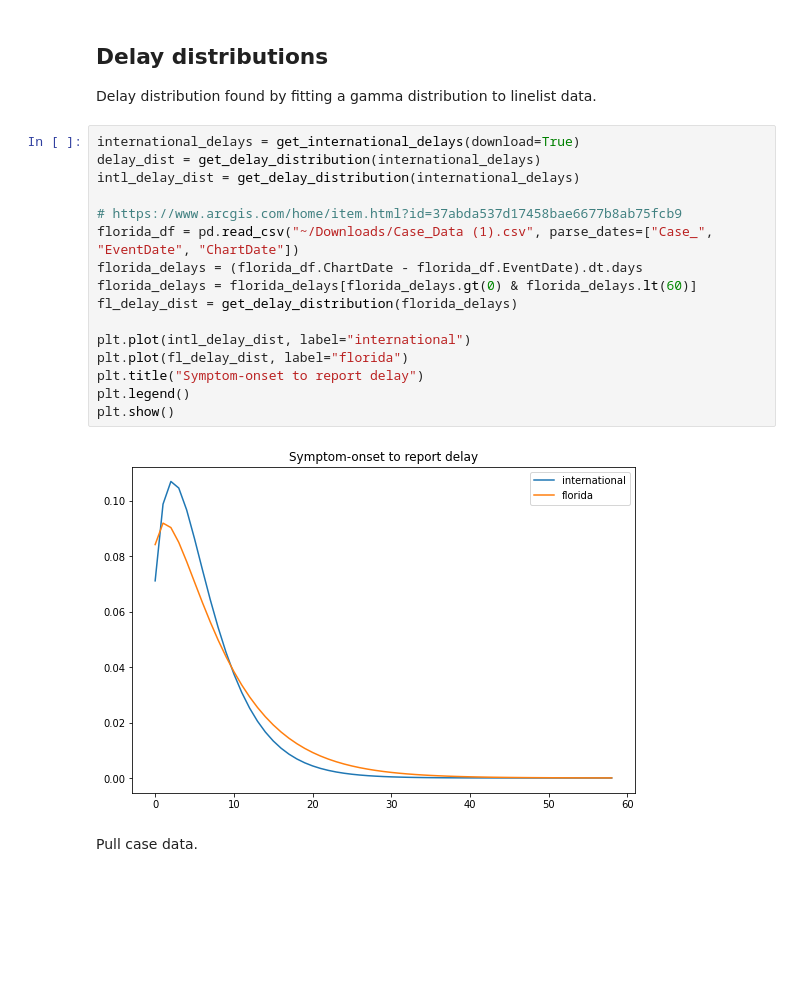
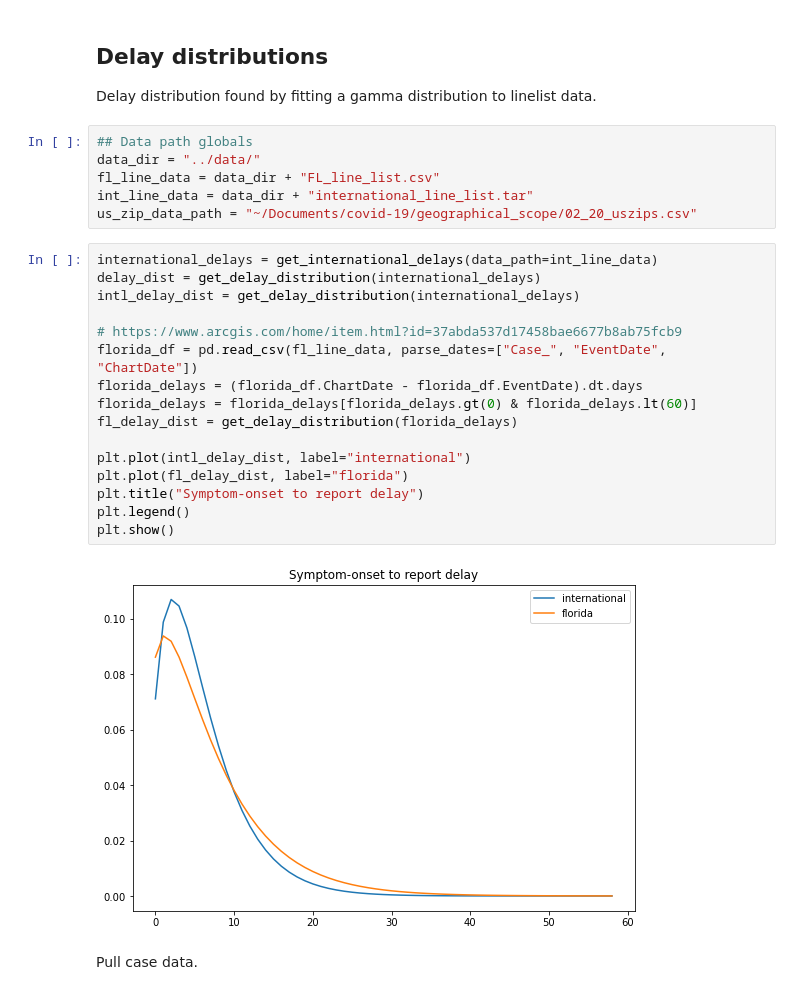
Before and after one commit to sarah-colq/covidcast-nowcast, a Jupyter notebook: case_deconv/notebooks/deconv.ipynb, the cells around one changed output. Cells and saved outputs as stored; diff of their text form; blank space fills up the shorter version.

Commit message:
restructure and small modifications of deconv and line list notebooks

```diff
--- a/cases/deconv/notebooks/deconv.ipynb
+++ b/case_deconv/notebooks/deconv.ipynb
@@ -30,24 +31,30 @@ from weekday import Weekday, dow_adjust_cases
 ## Delay distributions
 
 Delay distribution found by fitting a gamma distribution to linelist data.
+# %%
+## Data path globals
+data_dir = "../data/"
+fl_line_data = data_dir + "FL_line_list.csv"
+int_line_data = data_dir + "international_line_list.tar"
+us_zip_data_path = "~/Documents/covid-19/geographical_scope/02_20_uszips.csv"
 # %%
-international_delays = get_international_delays(download=True)
+international_delays = get_international_delays(data_path=int_line_data)
 delay_dist = get_delay_distribution(international_delays)
 intl_delay_dist = get_delay_distribution(international_delays)
 
 # https://www.arcgis.com/home/item.html?id=37abda537d17458bae6677b8ab75fcb9
-florida_df = pd.read_csv("~/Downloads/Case_Data (1).csv", parse_dates=["Case_", "EventDate", "ChartDate"])
+florida_df = pd.read_csv(fl_line_data, parse_dates=["Case_", "EventDate", "ChartDate"])
 florida_delays = (florida_df.ChartDate - florida_df.EventDate).dt.days
 florida_delays = florida_delays[florida_delays.gt(0) & florida_delays.lt(60)]
 fl_delay_dist = get_delay_distribution(florida_delays)
 
 plt.plot(intl_delay_dist, label="international")
 plt.plot(fl_delay_dist, label="florida")
 plt.title("Symptom-onset to report delay")
 plt.legend()
 plt.show()
 # %% [output]
-[figure, old version]
+[figure, new version]
 # %% [markdown]
 Pull case data.
 # %%
```
Also changed, not shown: parts of 2 cells of this notebook, 6 other files.
